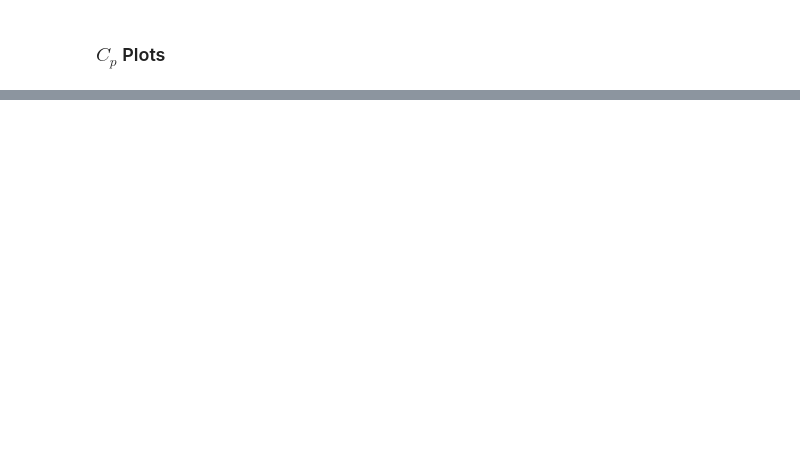
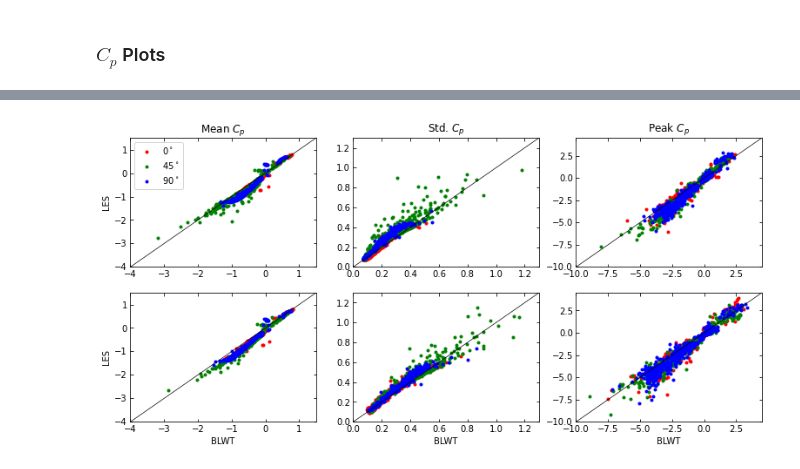
Before and after one commit to Tsinuel/windCalc, a Jupyter notebook: src/lab_windCAD.ipynb, the cells around one changed output, grey strips where cells are left out. Cells and saved outputs as stored; diff of their text form; code cells hidden in the pictures; blank space fills up the shorter version.

```diff
--- a/src/lab_windCAD.ipynb
+++ b/src/lab_windCAD.ipynb
@@ -629,7 +639,7 @@ wtCp_tngE2 = wind.bldgCp(bldgName='TTU_1:50_TNG',
                 samplingFreq=sampleRate[0],
                 AoA=AoA,
                 CpOfT=CpTH[:,:,:tMax],
-                badTaps=None,
+                badTaps=badTaps,
                 reReferenceCpToH=True,
                 pOfT=None,
                 p0ofT=None,
@@ -824,0 +928,85 @@ if saveFigs:
+# %%
+def forall(ax,lims):
+    ax.tick_params(axis='both',direction='in',which='both',top=True,right=True)
+    ax.plot([-100,100],[-100,100],'-k',lw=0.7)
+    # ax.axis('equal')
+    ax.set_xlim(lims)
+    ax.set_ylim(lims)
+    # ax.set_xlabel('BLWT')
+    # ax.set_ylabel('LES')
+
+badTaps = np.array([1316, 1807, 2609,],dtype=int)
+badIdx = np.where(np.in1d(bldg.tapNo, badTaps))[0]
+mask = np.ones_like(bldg.tapNo, dtype=bool)
+mask[badIdx] = False
+
+meanRng = [-4,1.5]
+stdRng = [0,1.3]
+peakRng = [-10,4.5]
+
+fig = plt.figure(figsize=[13,6])
+nrow,ncol = 2,3
+
+ax = fig.add_subplot(nrow,ncol,1)
+fld = 'mean'
+ax.plot(wtCp_tngE2.CpStats[fld][0,mask], lesCp_E2.CpStats[fld][0,mask], '.r', label=r'$0^\circ$')
+ax.plot(wtCp_tngE2.CpStats[fld][1,mask], lesCp_E2.CpStats[fld][1,mask], '.g', label=r'$45^\circ$')
+ax.plot(wtCp_tngE2.CpStats[fld][2,mask], lesCp_E2.CpStats[fld][2,mask], '.b', label=r'$90^\circ$')
+forall(ax,meanRng)
+ax.legend()
+ax.set_ylabel('LES')
+ax.set_title(r'Mean $C_p$')
+
+ax = fig.add_subplot(nrow,ncol,2)
+fld = 'std'
+ax.plot(wtCp_tngE2.CpStats[fld][0,mask], lesCp_E2.CpStats[fld][0,mask], '.r', label=r'$0^\circ$')
+ax.plot(wtCp_tngE2.CpStats[fld][1,mask], lesCp_E2.CpStats[fld][1,mask], '.g', label=r'$45^\circ$')
+ax.plot(wtCp_tngE2.CpStats[fld][2,mask], lesCp_E2.CpStats[fld][2,mask], '.b', label=r'$90^\circ$')
+forall(ax,stdRng)
+ax.set_title(r'Std. $C_p$')
+
+ax = fig.add_subplot(nrow,ncol,3)
+fld = 'peakMin'
+ax.plot(wtCp_tngE2.CpStats[fld][0,mask], lesCp_E2.CpStats[fld][0,mask], '.r', label=r'E2-$0^\circ$')
+ax.plot(wtCp_tngE2.CpStats[fld][1,mask], lesCp_E2.CpStats[fld][1,mask], '.g', label=r'E2-$45^\circ$')
+ax.plot(wtCp_tngE2.CpStats[fld][2,mask], lesCp_E2.CpStats[fld][2,mask], '.b', label=r'E2-$90^\circ$')
+fld = 'peakMax'
+ax.plot(wtCp_tngE2.CpStats[fld][0,mask], lesCp_E2.CpStats[fld][0,mask], '.r', label=r'E2-$0^\circ$')
+ax.plot(wtCp_tngE2.CpStats[fld][1,mask], lesCp_E2.CpStats[fld][1,mask], '.g', label=r'E2-$45^\circ$')
+ax.plot(wtCp_tngE2.CpStats[fld][2,mask], lesCp_E2.CpStats[fld][2,mask], '.b', label=r'E2-$90^\circ$')
+forall(ax,peakRng)
+ax.set_title(r'Peak $C_p$')
+
+ax = fig.add_subplot(nrow,ncol,4)
+fld = 'mean'
+ax.plot(wtCp_tngE3.CpStats[fld][0,mask], lesCp_E3.CpStats[fld][0,mask], '.r', label=r'E2-$0^\circ$')
+ax.plot(wtCp_tngE3.CpStats[fld][1,mask], lesCp_E3.CpStats[fld][1,mask], '.g', label=r'E2-$45^\circ$')
+ax.plot(wtCp_tngE3.CpStats[fld][2,mask], lesCp_E3.CpStats[fld][2,mask], '.b', label=r'E2-$90^\circ$')
+forall(ax,meanRng)
+ax.set_xlabel('BLWT')
+ax.set_ylabel('LES')
+
+ax = fig.add_subplot(nrow,ncol,5)
+fld = 'std'
+ax.plot(wtCp_tngE3.CpStats[fld][0,mask], lesCp_E3.CpStats[fld][0,mask], '.r', label=r'E2-$0^\circ$')
+ax.plot(wtCp_tngE3.CpStats[fld][1,mask], lesCp_E3.CpStats[fld][1,mask], '.g', label=r'E2-$45^\circ$')
+ax.plot(wtCp_tngE3.CpStats[fld][2,mask], lesCp_E3.CpStats[fld][2,mask], '.b', label=r'E2-$90^\circ$')
+forall(ax,stdRng)
+ax.set_xlabel('BLWT')
+
+ax = fig.add_subplot(nrow,ncol,6)
+fld = 'peakMin'
+ax.plot(wtCp_tngE3.CpStats[fld][0,mask], lesCp_E3.CpStats[fld][0,mask], '.r', label=r'E2-$0^\circ$')
+ax.plot(wtCp_tngE3.CpStats[fld][1,mask], lesCp_E3.CpStats[fld][1,mask], '.g', label=r'E2-$45^\circ$')
+ax.plot(wtCp_tngE3.CpStats[fld][2,mask], lesCp_E3.CpStats[fld][2,mask], '.b', label=r'E2-$90^\circ$')
+fld = 'peakMax'
+ax.plot(wtCp_tngE3.CpStats[fld][0,mask], lesCp_E3.CpStats[fld][0,mask], '.r', label=r'E2-$0^\circ$')
+ax.plot(wtCp_tngE3.CpStats[fld][1,mask], lesCp_E3.CpStats[fld][1,mask], '.g', label=r'E2-$45^\circ$')
+ax.plot(wtCp_tngE3.CpStats[fld][2,mask], lesCp_E3.CpStats[fld][2,mask], '.b', label=r'E2-$90^\circ$')
+forall(ax,peakRng)
+ax.set_xlabel('BLWT')
+
+if saveFigs:
+    fig.savefig(figDir+"Cp_WTvsLES.svg",format='svg',dpi=1200, bbox_inches='tight')
+# %% [output]
+[figure, added]
```
Also changed, not shown: parts of 19 cells of this notebook, 3 other files.
